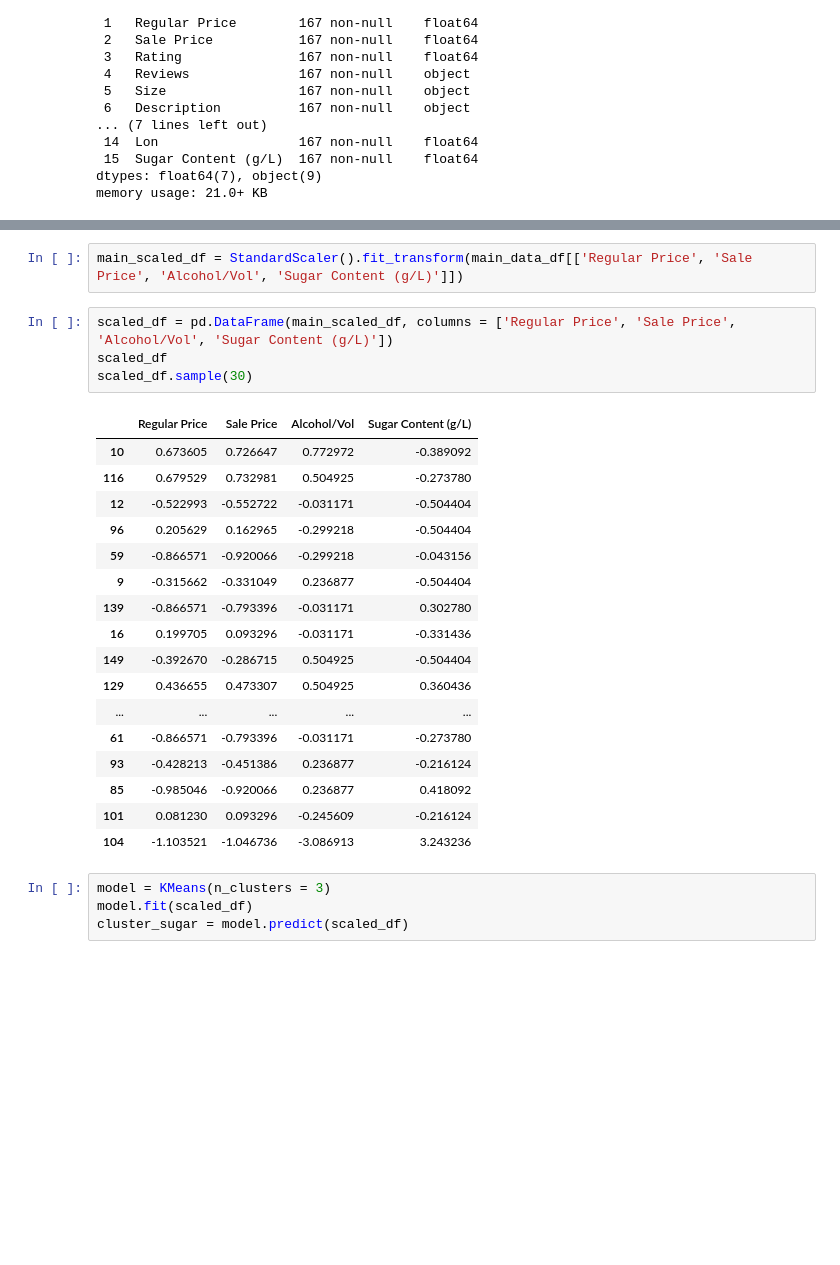
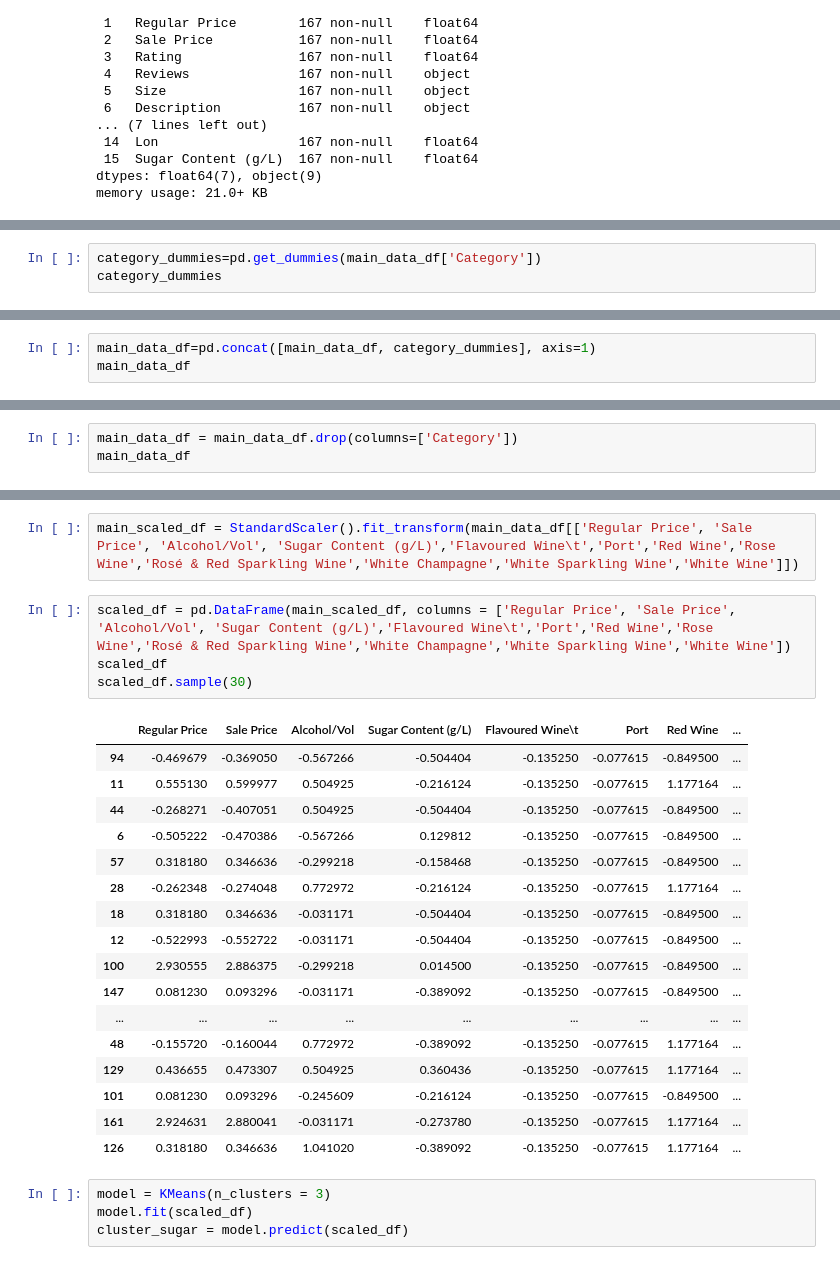
Before and after one commit to domoto86/lcbo-clustering, a Jupyter notebook: LCBO_Clustering.ipynb, the cells around one changed output, grey strips where cells are left out. Cells and saved outputs as stored; diff of their text form; blank space fills up the shorter version.

```diff
--- a/LCBO_Clustering.ipynb
+++ b/LCBO_Clustering.ipynb
@@ -76,0 +97,3 @@ main_data_df.head()
+# %%
+category_dummies=pd.get_dummies(main_data_df['Category'])
+category_dummies
@@ -76,0 +114,3 @@ main_data_df.head()
+# %%
+main_data_df=pd.concat([main_data_df, category_dummies], axis=1)
+main_data_df
@@ -76,0 +131,3 @@ main_data_df.head()
+# %%
+main_data_df = main_data_df.drop(columns=['Category'])
+main_data_df
@@ -77,27 +148,27 @@ main_data_df.head()
 # %%
-main_scaled_df = StandardScaler().fit_transform(main_data_df[['Regular Price', 'Sale Price', 'Alcohol/Vol', 'Sugar Content (g/L)']])
+main_scaled_df = StandardScaler().fit_transform(main_data_df[['Regular Price', 'Sale Price', 'Alcohol/Vol', 'Sugar Content (g/L)','Flavoured Wine\t','Port','Red Wine','Rose Wine','Rosé & Red Sparkling Wine','White Champagne','White Sparkling Wine','White Wine']])
 # %%
-scaled_df = pd.DataFrame(main_scaled_df, columns = ['Regular Price', 'Sale Price', 'Alcohol/Vol', 'Sugar Content (g/L)'])
+scaled_df = pd.DataFrame(main_scaled_df, columns = ['Regular Price', 'Sale Price', 'Alcohol/Vol', 'Sugar Content (g/L)','Flavoured Wine\t','Port','Red Wine','Rose Wine','Rosé & Red Sparkling Wine','White Champagne','White Sparkling Wine','White Wine'])
 scaled_df
 scaled_df.sample(30)
 # %% [output]
-|  | Regular Price | Sale Price | Alcohol/Vol | Sugar Content (g/L) |
-| 10 | 0.673605 | 0.726647 | 0.772972 | -0.389092 |
-| 116 | 0.679529 | 0.732981 | 0.504925 | -0.273780 |
-| 12 | -0.522993 | -0.552722 | -0.031171 | -0.504404 |
-| 96 | 0.205629 | 0.162965 | -0.299218 | -0.504404 |
-| 59 | -0.866571 | -0.920066 | -0.299218 | -0.043156 |
-| 9 | -0.315662 | -0.331049 | 0.236877 | -0.504404 |
-| 139 | -0.866571 | -0.793396 | -0.031171 | 0.302780 |
-| 16 | 0.199705 | 0.093296 | -0.031171 | -0.331436 |
-| 149 | -0.392670 | -0.286715 | 0.504925 | -0.504404 |
-| 129 | 0.436655 | 0.473307 | 0.504925 | 0.360436 |
-| ... | ... | ... | ... | ... |
-| 61 | -0.866571 | -0.793396 | -0.031171 | -0.273780 |
-| 93 | -0.428213 | -0.451386 | 0.236877 | -0.216124 |
-| 85 | -0.985046 | -0.920066 | 0.236877 | 0.418092 |
-| 101 | 0.081230 | 0.093296 | -0.245609 | -0.216124 |
-| 104 | -1.103521 | -1.046736 | -3.086913 | 3.243236 |
+|  | Regular Price | Sale Price | Alcohol/Vol | Sugar Content (g/L) | Flavoured Wine\t | Port | Red Wine | ... |
+| 94 | -0.469679 | -0.369050 | -0.567266 | -0.504404 | -0.135250 | -0.077615 | -0.849500 | ... |
+| 11 | 0.555130 | 0.599977 | 0.504925 | -0.216124 | -0.135250 | -0.077615 | 1.177164 | ... |
+| 44 | -0.268271 | -0.407051 | 0.504925 | -0.504404 | -0.135250 | -0.077615 | -0.849500 | ... |
+| 6 | -0.505222 | -0.470386 | -0.567266 | 0.129812 | -0.135250 | -0.077615 | -0.849500 | ... |
+| 57 | 0.318180 | 0.346636 | -0.299218 | -0.158468 | -0.135250 | -0.077615 | -0.849500 | ... |
+| 28 | -0.262348 | -0.274048 | 0.772972 | -0.216124 | -0.135250 | -0.077615 | 1.177164 | ... |
+| 18 | 0.318180 | 0.346636 | -0.031171 | -0.504404 | -0.135250 | -0.077615 | -0.849500 | ... |
+| 12 | -0.522993 | -0.552722 | -0.031171 | -0.504404 | -0.135250 | -0.077615 | -0.849500 | ... |
+| 100 | 2.930555 | 2.886375 | -0.299218 | 0.014500 | -0.135250 | -0.077615 | -0.849500 | ... |
+| 147 | 0.081230 | 0.093296 | -0.031171 | -0.389092 | -0.135250 | -0.077615 | -0.849500 | ... |
+| ... | ... | ... | ... | ... | ... | ... | ... | ... |
+| 48 | -0.155720 | -0.160044 | 0.772972 | -0.389092 | -0.135250 | -0.077615 | 1.177164 | ... |
+| 129 | 0.436655 | 0.473307 | 0.504925 | 0.360436 | -0.135250 | -0.077615 | 1.177164 | ... |
+| 101 | 0.081230 | 0.093296 | -0.245609 | -0.216124 | -0.135250 | -0.077615 | -0.849500 | ... |
+| 161 | 2.924631 | 2.880041 | -0.031171 | -0.273780 | -0.135250 | -0.077615 | 1.177164 | ... |
+| 126 | 0.318180 | 0.346636 | 1.041020 | -0.389092 | -0.135250 | -0.077615 | 1.177164 | ... |
 # %%
 model = KMeans(n_clusters = 3)
 model.fit(scaled_df)
```
Also changed, not shown: parts of 7 cells of this notebook.
